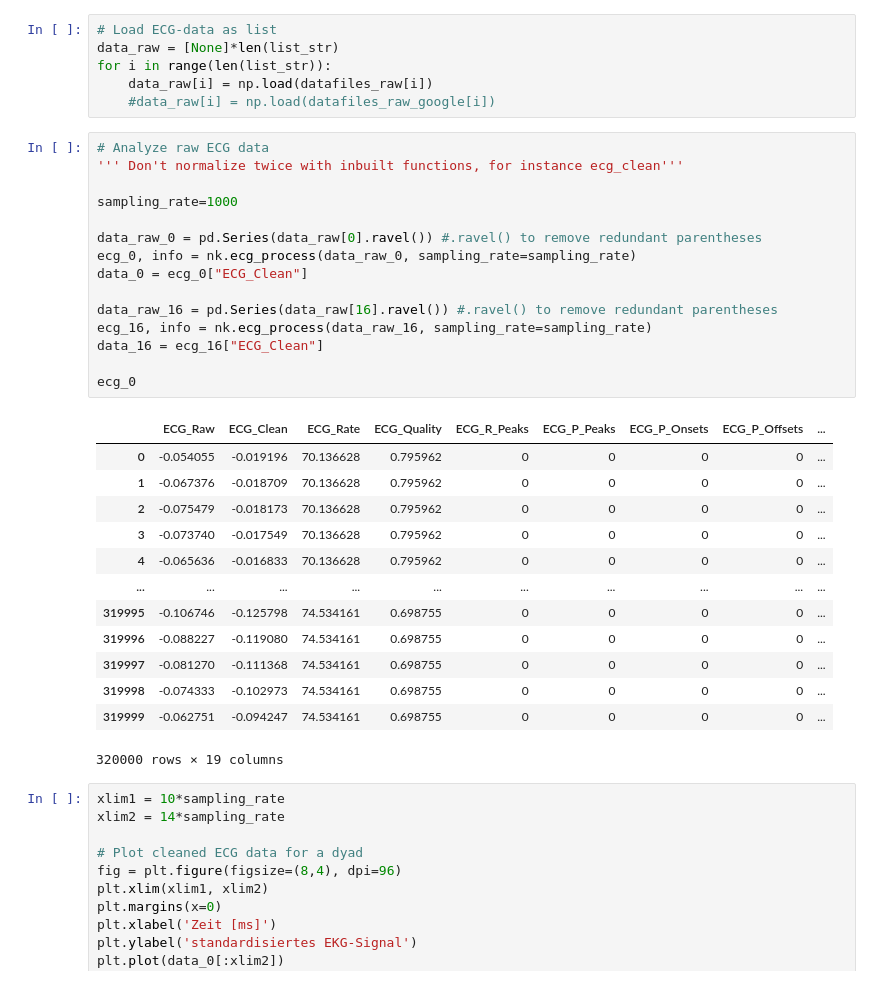
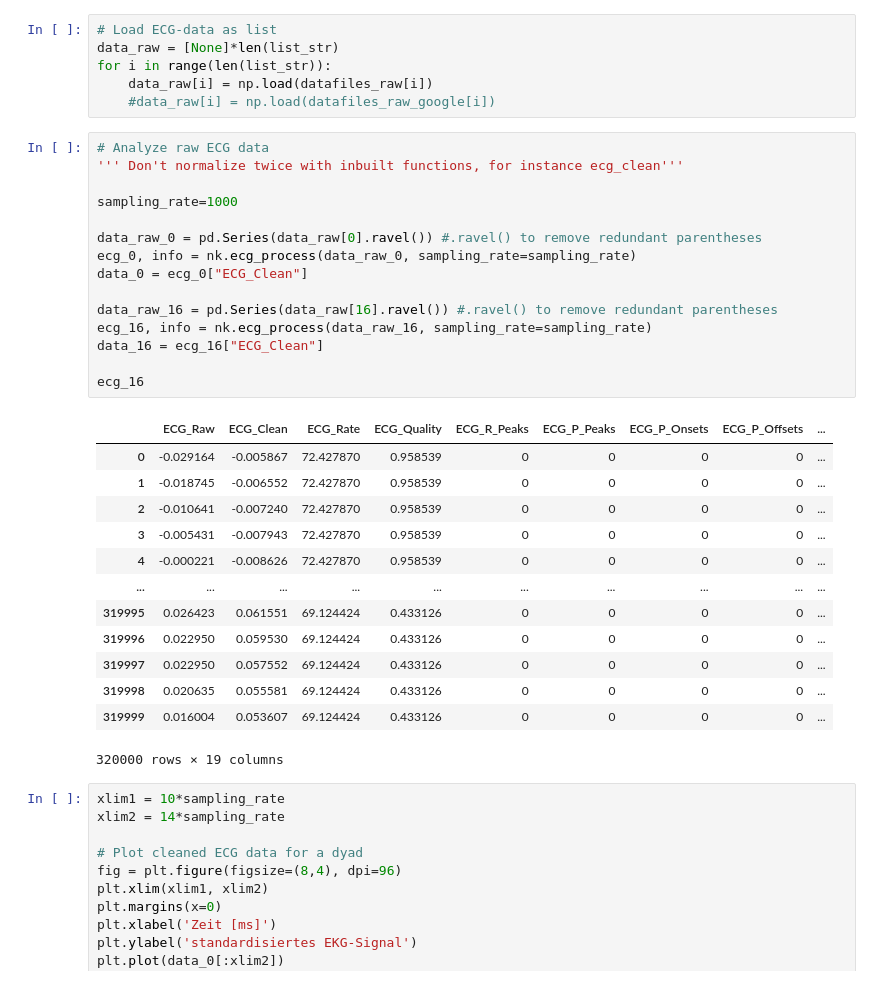
Before and after one commit to visserle/two-hearts, a Jupyter notebook: plots.ipynb, the cells around one changed output. Drawn from its saved outputs; the diff is of its cells as text.

```diff
--- a/plots.ipynb
+++ b/plots.ipynb
@@ -15,31 +15,31 @@ for i in range(len(list_str)):
 # %%
 # Analyze raw ECG data
 ''' Don't normalize twice with inbuilt functions, for instance ecg_clean'''
 
 sampling_rate=1000
 
 data_raw_0 = pd.Series(data_raw[0].ravel()) #.ravel() to remove redundant parentheses
 ecg_0, info = nk.ecg_process(data_raw_0, sampling_rate=sampling_rate)
 data_0 = ecg_0["ECG_Clean"]
 
 data_raw_16 = pd.Series(data_raw[16].ravel()) #.ravel() to remove redundant parentheses
 ecg_16, info = nk.ecg_process(data_raw_16, sampling_rate=sampling_rate)
 data_16 = ecg_16["ECG_Clean"]
 
-ecg_0
+ecg_16
 # %% [output]
 |  | ECG_Raw | ECG_Clean | ECG_Rate | ECG_Quality | ECG_R_Peaks | ECG_P_Peaks | ECG_P_Onsets | ECG_P_Offsets | ... |
-| 0 | -0.054055 | -0.019196 | 70.136628 | 0.795962 | 0 | 0 | 0 | 0 | ... |
-| 1 | -0.067376 | -0.018709 | 70.136628 | 0.795962 | 0 | 0 | 0 | 0 | ... |
-| 2 | -0.075479 | -0.018173 | 70.136628 | 0.795962 | 0 | 0 | 0 | 0 | ... |
-| 3 | -0.073740 | -0.017549 | 70.136628 | 0.795962 | 0 | 0 | 0 | 0 | ... |
-| 4 | -0.065636 | -0.016833 | 70.136628 | 0.795962 | 0 | 0 | 0 | 0 | ... |
+| 0 | -0.029164 | -0.005867 | 72.427870 | 0.958539 | 0 | 0 | 0 | 0 | ... |
+| 1 | -0.018745 | -0.006552 | 72.427870 | 0.958539 | 0 | 0 | 0 | 0 | ... |
+| 2 | -0.010641 | -0.007240 | 72.427870 | 0.958539 | 0 | 0 | 0 | 0 | ... |
+| 3 | -0.005431 | -0.007943 | 72.427870 | 0.958539 | 0 | 0 | 0 | 0 | ... |
+| 4 | -0.000221 | -0.008626 | 72.427870 | 0.958539 | 0 | 0 | 0 | 0 | ... |
 | ... | ... | ... | ... | ... | ... | ... | ... | ... | ... |
-| 319995 | -0.106746 | -0.125798 | 74.534161 | 0.698755 | 0 | 0 | 0 | 0 | ... |
-| 319996 | -0.088227 | -0.119080 | 74.534161 | 0.698755 | 0 | 0 | 0 | 0 | ... |
-| 319997 | -0.081270 | -0.111368 | 74.534161 | 0.698755 | 0 | 0 | 0 | 0 | ... |
-| 319998 | -0.074333 | -0.102973 | 74.534161 | 0.698755 | 0 | 0 | 0 | 0 | ... |
-| 319999 | -0.062751 | -0.094247 | 74.534161 | 0.698755 | 0 | 0 | 0 | 0 | ... |
+| 319995 | 0.026423 | 0.061551 | 69.124424 | 0.433126 | 0 | 0 | 0 | 0 | ... |
+| 319996 | 0.022950 | 0.059530 | 69.124424 | 0.433126 | 0 | 0 | 0 | 0 | ... |
+| 319997 | 0.022950 | 0.057552 | 69.124424 | 0.433126 | 0 | 0 | 0 | 0 | ... |
+| 319998 | 0.020635 | 0.055581 | 69.124424 | 0.433126 | 0 | 0 | 0 | 0 | ... |
+| 319999 | 0.016004 | 0.053607 | 69.124424 | 0.433126 | 0 | 0 | 0 | 0 | ... |
 320000 rows × 19 columns
 # %%
 xlim1 = 10*sampling_rate
```
Also changed, not shown: parts of 9 cells of this notebook.
